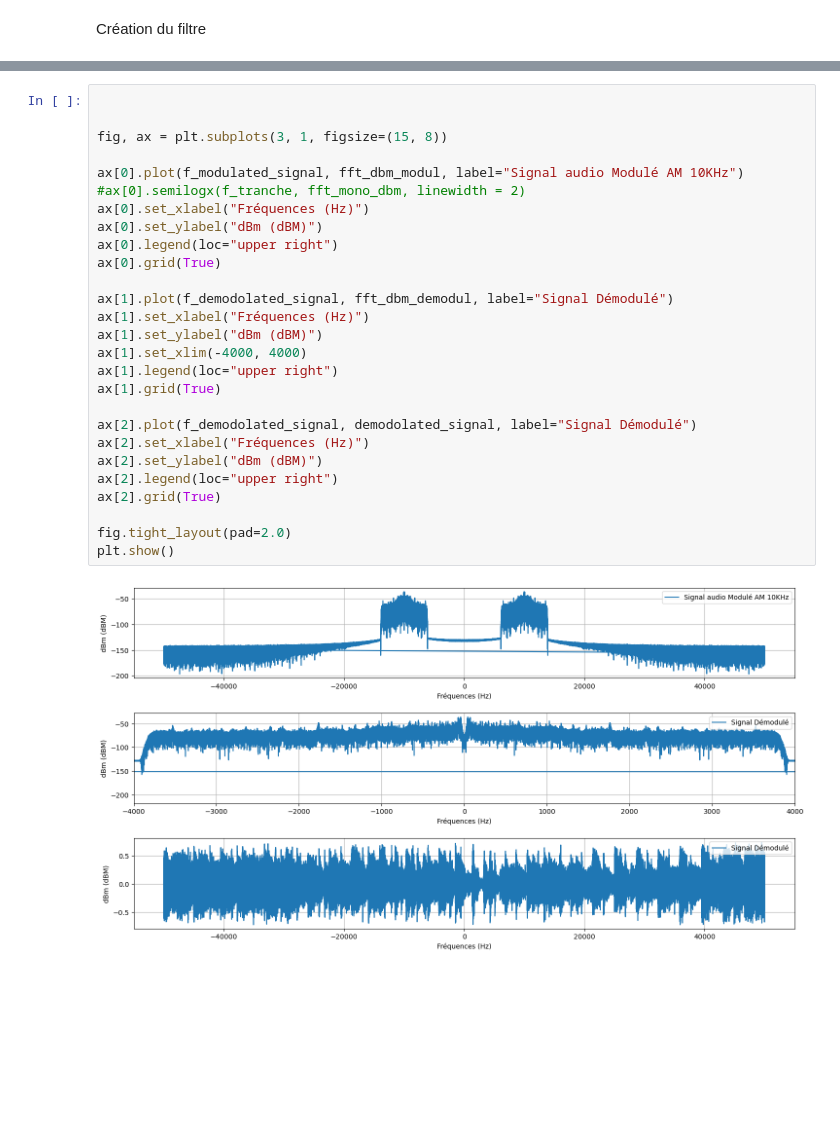
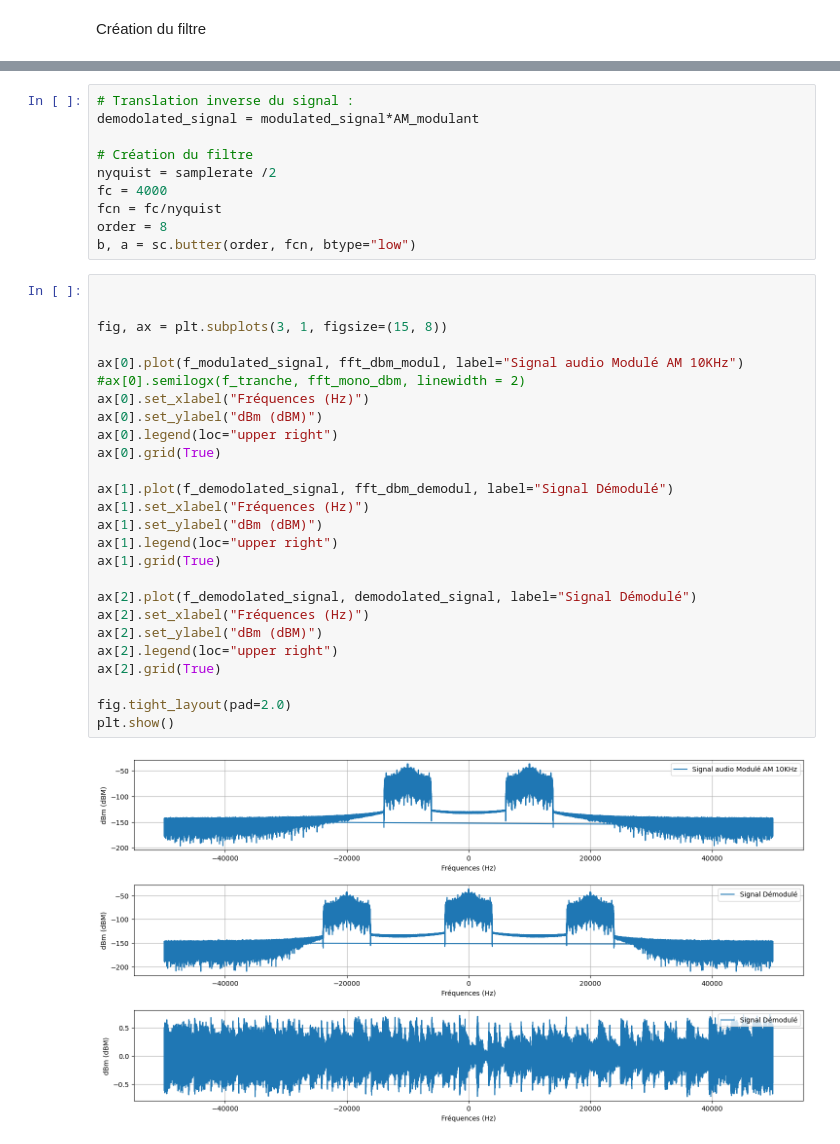
Before and after one commit to NergYR/SA202, a Jupyter notebook: main.ipynb, the cells around one changed output, grey strips where cells are left out. Drawn from its saved outputs; the diff is of its cells as text; blank space fills up the shorter version.

```diff
--- a/main.ipynb
+++ b/main.ipynb
@@ -310,29 +289,38 @@ ax.legend()
+# %%
+# Translation inverse du signal :
+demodolated_signal = modulated_signal*AM_modulant
+
+# Création du filtre
+nyquist = samplerate /2
+fc = 4000
+fcn = fc/nyquist
+order = 8
+b, a = sc.butter(order, fcn, btype="low")
 # %%
 
 
 fig, ax = plt.subplots(3, 1, figsize=(15, 8))
 
 ax[0].plot(f_modulated_signal, fft_dbm_modul, label="Signal audio Modulé AM 10KHz")
 #ax[0].semilogx(f_tranche, fft_mono_dbm, linewidth = 2)
 ax[0].set_xlabel("Fréquences (Hz)")
 ax[0].set_ylabel("dBm (dBM)")
 ax[0].legend(loc="upper right")
 ax[0].grid(True)
 
 ax[1].plot(f_demodolated_signal, fft_dbm_demodul, label="Signal Démodulé")
 ax[1].set_xlabel("Fréquences (Hz)")
 ax[1].set_ylabel("dBm (dBM)")
-ax[1].set_xlim(-4000, 4000)
 ax[1].legend(loc="upper right")
 ax[1].grid(True)
 
 ax[2].plot(f_demodolated_signal, demodolated_signal, label="Signal Démodulé")
 ax[2].set_xlabel("Fréquences (Hz)")
 ax[2].set_ylabel("dBm (dBM)")
 ax[2].legend(loc="upper right")
 ax[2].grid(True)
 
 fig.tight_layout(pad=2.0)
 plt.show()
 # %% [output]
-[figure, old version]
+[figure, new version]
```
Also changed, not shown: parts of 5 cells of this notebook.
